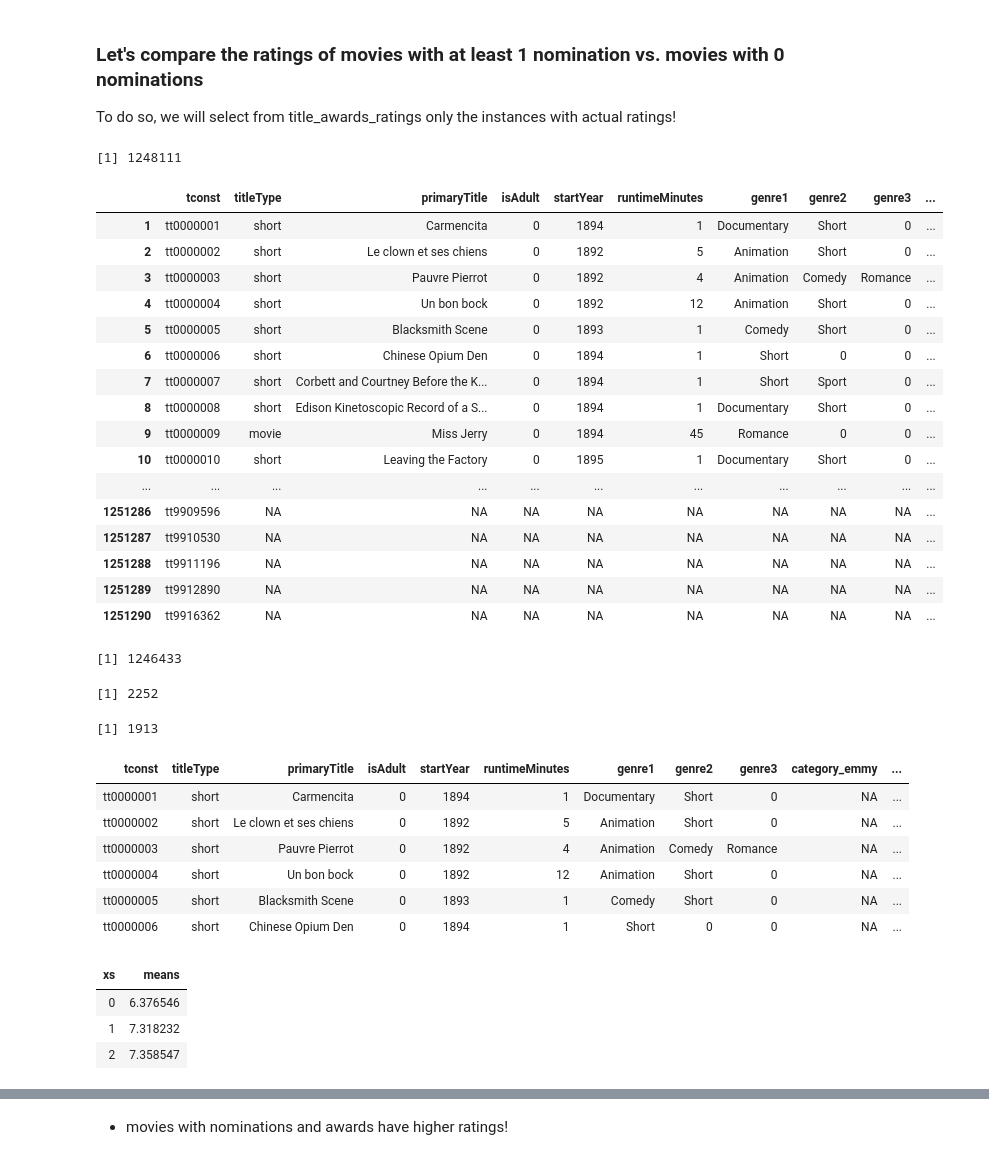
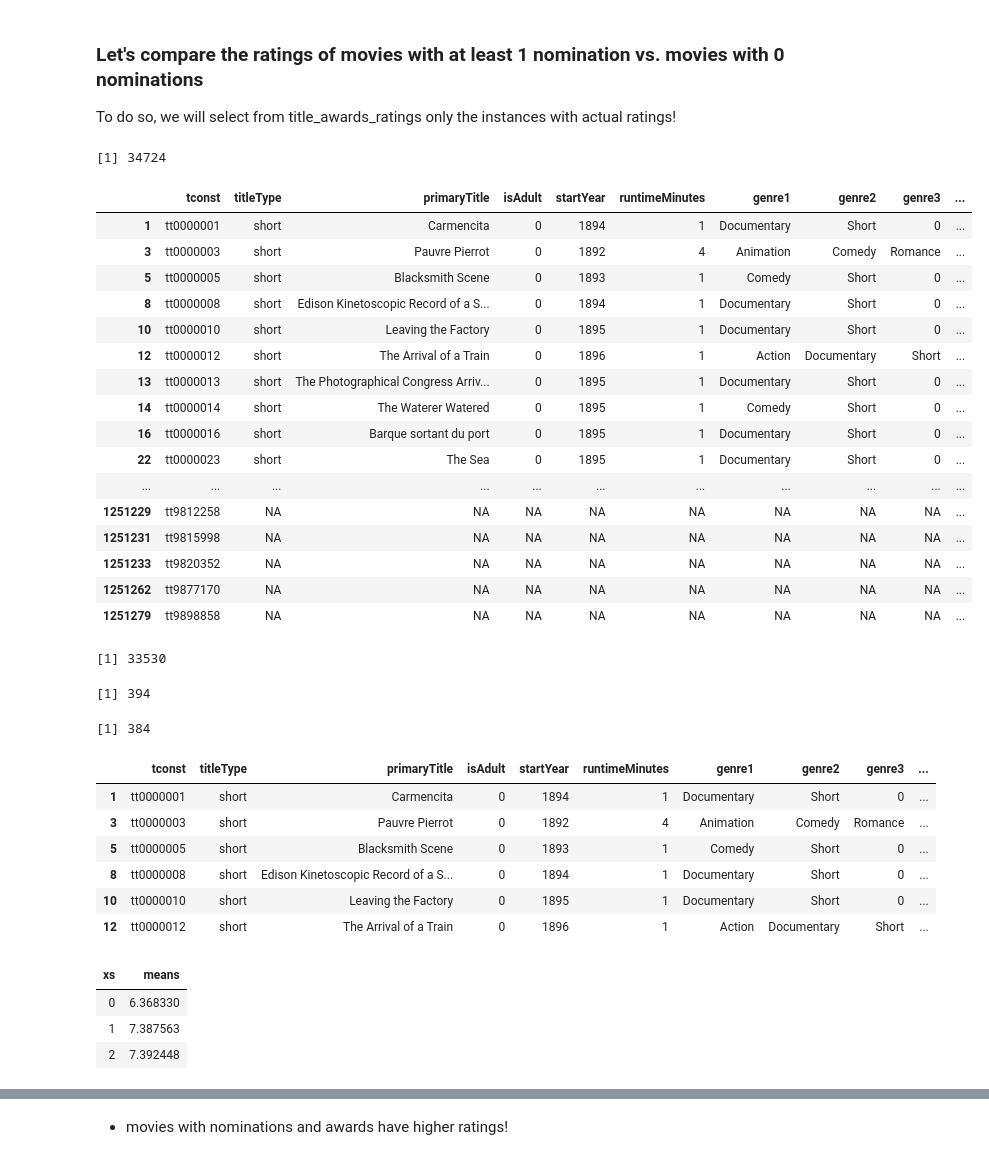
Before and after one commit to fsbarros98/IMDb_analysis, a Jupyter notebook: src/05.1_hypothesis_success_people_awards_FB.ipynb, the cells around one changed output, grey strips where cells are left out. Cells and saved outputs as stored; diff of their text form; code cells hidden in the pictures.

Commit message:
numvotes threshold justification, awards graphs

```diff
--- a/src/05.1_hypothesis_success_people_awards_FB.ipynb
+++ b/src/05.1_hypothesis_success_people_awards_FB.ipynb
@@ -353,61 +353,61 @@ To do so, we will select from title_awards_ratings only the instances with actua
 #first - let's subset only one instance per tconst
 ratings_only = title_awards_ratings
 ratings_only = subset(ratings_only, !duplicated(ratings_only$tconst))
+ratings_only = subset(ratings_only, numVotes>1000)
 # %%
 nrow(ratings_only)
 # %% [output]
-[1] 1248111
+[1] 34724
 # %%
-ratings_only = title_awards_ratings
 ratings_only[complete.cases(ratings_only[,17]),]
 # %% [output]
 |  | tconst | titleType | primaryTitle | isAdult | startYear | runtimeMinutes | genre1 | genre2 | genre3 | ... |
 | 1 | tt0000001 | short | Carmencita | 0 | 1894 | 1 | Documentary | Short | 0 | ... |
-| 2 | tt0000002 | short | Le clown et ses chiens | 0 | 1892 | 5 | Animation | Short | 0 | ... |
 | 3 | tt0000003 | short | Pauvre Pierrot | 0 | 1892 | 4 | Animation | Comedy | Romance | ... |
-| 4 | tt0000004 | short | Un bon bock | 0 | 1892 | 12 | Animation | Short | 0 | ... |
 | 5 | tt0000005 | short | Blacksmith Scene | 0 | 1893 | 1 | Comedy | Short | 0 | ... |
-| 6 | tt0000006 | short | Chinese Opium Den | 0 | 1894 | 1 | Short | 0 | 0 | ... |
-| 7 | tt0000007 | short | Corbett and Courtney Before the K... | 0 | 1894 | 1 | Short | Sport | 0 | ... |
 | 8 | tt0000008 | short | Edison Kinetoscopic Record of a S... | 0 | 1894 | 1 | Documentary | Short | 0 | ... |
-| 9 | tt0000009 | movie | Miss Jerry | 0 | 1894 | 45 | Romance | 0 | 0 | ... |
 | 10 | tt0000010 | short | Leaving the Factory | 0 | 1895 | 1 | Documentary | Short | 0 | ... |
+| 12 | tt0000012 | short | The Arrival of a Train | 0 | 1896 | 1 | Action | Documentary | Short | ... |
+| 13 | tt0000013 | short | The Photographical Congress Arriv... | 0 | 1895 | 1 | Documentary | Short | 0 | ... |
+| 14 | tt0000014 | short | The Waterer Watered | 0 | 1895 | 1 | Comedy | Short | 0 | ... |
+| 16 | tt0000016 | short | Barque sortant du port | 0 | 1895 | 1 | Documentary | Short | 0 | ... |
+| 22 | tt0000023 | short | The Sea | 0 | 1895 | 1 | Documentary | Short | 0 | ... |
 | ... | ... | ... | ... | ... | ... | ... | ... | ... | ... | ... |
-| 1251286 | tt9909596 | NA | NA | NA | NA | NA | NA | NA | NA | ... |
-| 1251287 | tt9910530 | NA | NA | NA | NA | NA | NA | NA | NA | ... |
-| 1251288 | tt9911196 | NA | NA | NA | NA | NA | NA | NA | NA | ... |
-| 1251289 | tt9912890 | NA | NA | NA | NA | NA | NA | NA | NA | ... |
-| 1251290 | tt9916362 | NA | NA | NA | NA | NA | NA | NA | NA | ... |
+| 1251229 | tt9812258 | NA | NA | NA | NA | NA | NA | NA | NA | ... |
+| 1251231 | tt9815998 | NA | NA | NA | NA | NA | NA | NA | NA | ... |
+| 1251233 | tt9820352 | NA | NA | NA | NA | NA | NA | NA | NA | ... |
+| 1251262 | tt9877170 | NA | NA | NA | NA | NA | NA | NA | NA | ... |
+| 1251279 | tt9898858 | NA | NA | NA | NA | NA | NA | NA | NA | ... |
 # %%
 zero_nomination_ratings = ratings_only[is.na(ratings_only$win_emmy & ratings_only$win_gg_film & ratings_only$win_gg_people ),]
 # %%
 nrow(zero_nomination_ratings)
 # %% [output]
-[1] 1246433
+[1] 33530
 # %%
 one_plus_nomination_ratings = ratings_only[!is.na(ratings_only$win_emmy | ratings_only$win_gg_film | ratings_only$win_gg_people ),]
 # %%
 nrow(one_plus_nomination_ratings)
 # %% [output]
-[1] 2252
+[1] 394
 # %%
 one_plus_winning_ratings = ratings_only[which(ratings_only$win_emmy == 1 | ratings_only$win_gg_film == 1| ratings_only$win_gg_people == 1),]
 # %%
 nrow(one_plus_winning_ratings)
 # %% [output]
-[1] 1913
+[1] 384
 # %%
 #let's plot the distribution of ratings of these two datasets
 # %%
 head(zero_nomination_ratings)
 # %% [output]
-| tconst | titleType | primaryTitle | isAdult | startYear | runtimeMinutes | genre1 | genre2 | genre3 | category_emmy | ... |
-| tt0000001 | short | Carmencita | 0 | 1894 | 1 | Documentary | Short | 0 | NA | ... |
-| tt0000002 | short | Le clown et ses chiens | 0 | 1892 | 5 | Animation | Short | 0 | NA | ... |
-| tt0000003 | short | Pauvre Pierrot | 0 | 1892 | 4 | Animation | Comedy | Romance | NA | ... |
-| tt0000004 | short | Un bon bock | 0 | 1892 | 12 | Animation | Short | 0 | NA | ... |
-| tt0000005 | short | Blacksmith Scene | 0 | 1893 | 1 | Comedy | Short | 0 | NA | ... |
-| tt0000006 | short | Chinese Opium Den | 0 | 1894 | 1 | Short | 0 | 0 | NA | ... |
+|  | tconst | titleType | primaryTitle | isAdult | startYear | runtimeMinutes | genre1 | genre2 | genre3 | ... |
+| 1 | tt0000001 | short | Carmencita | 0 | 1894 | 1 | Documentary | Short | 0 | ... |
+| 3 | tt0000003 | short | Pauvre Pierrot | 0 | 1892 | 4 | Animation | Comedy | Romance | ... |
+| 5 | tt0000005 | short | Blacksmith Scene | 0 | 1893 | 1 | Comedy | Short | 0 | ... |
+| 8 | tt0000008 | short | Edison Kinetoscopic Record of a S... | 0 | 1894 | 1 | Documentary | Short | 0 | ... |
+| 10 | tt0000010 | short | Leaving the Factory | 0 | 1895 | 1 | Documentary | Short | 0 | ... |
+| 12 | tt0000012 | short | The Arrival of a Train | 0 | 1896 | 1 | Action | Documentary | Short | ... |
 # %%
 mean_rating_zero_nomination =mean(zero_nomination_ratings$averageRating,na.rm=TRUE)
 mean_rating_one_plus_nomination =mean(one_plus_nomination_ratings$averageRating,na.rm=TRUE)
@@ -420,7 +420,7 @@ means_df = data.frame(xs,means)
 means_df
 # %% [output]
 | xs | means |
-| 0 | 6.376546 |
-| 1 | 7.318232 |
-| 2 | 7.358547 |
+| 0 | 6.368330 |
+| 1 | 7.387563 |
+| 2 | 7.392448 |
 # %%
```
Also changed, not shown: parts of 23 cells of this notebook, 9 other files.
